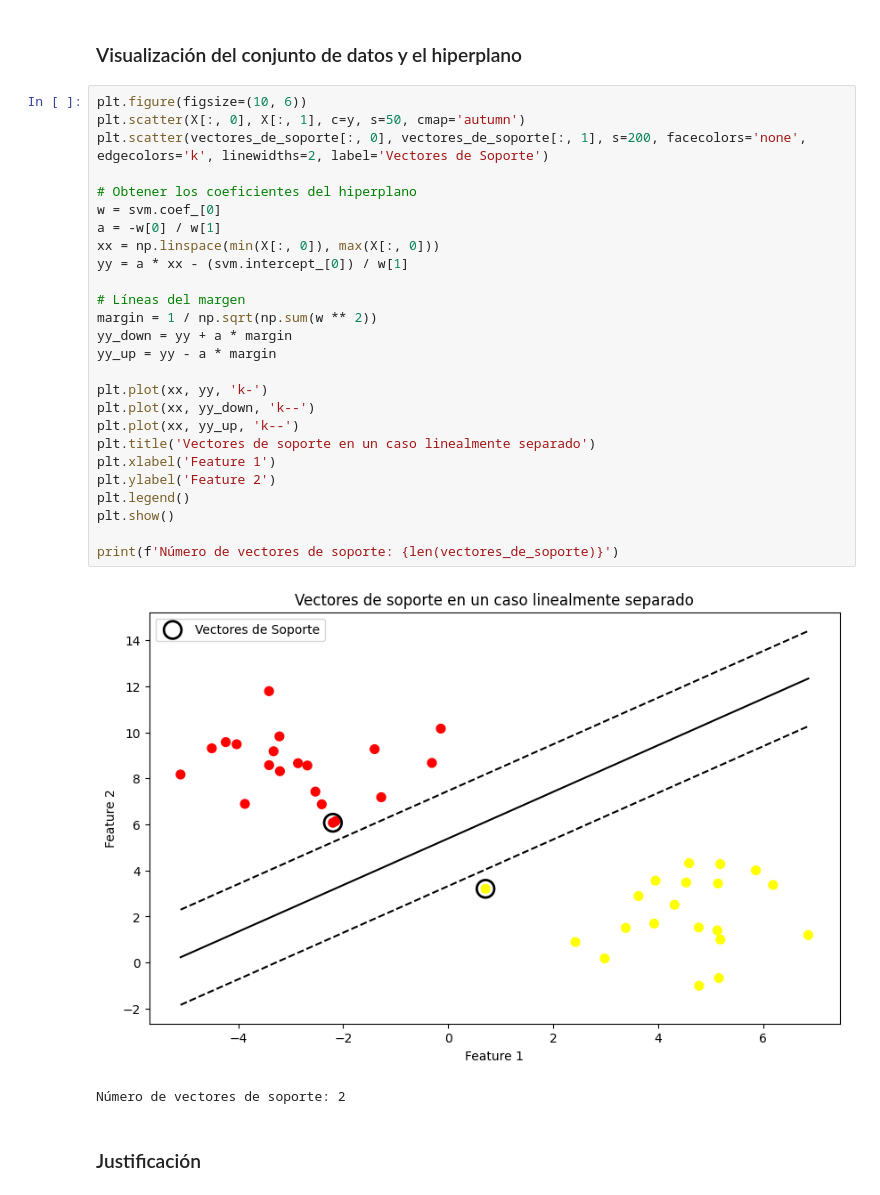
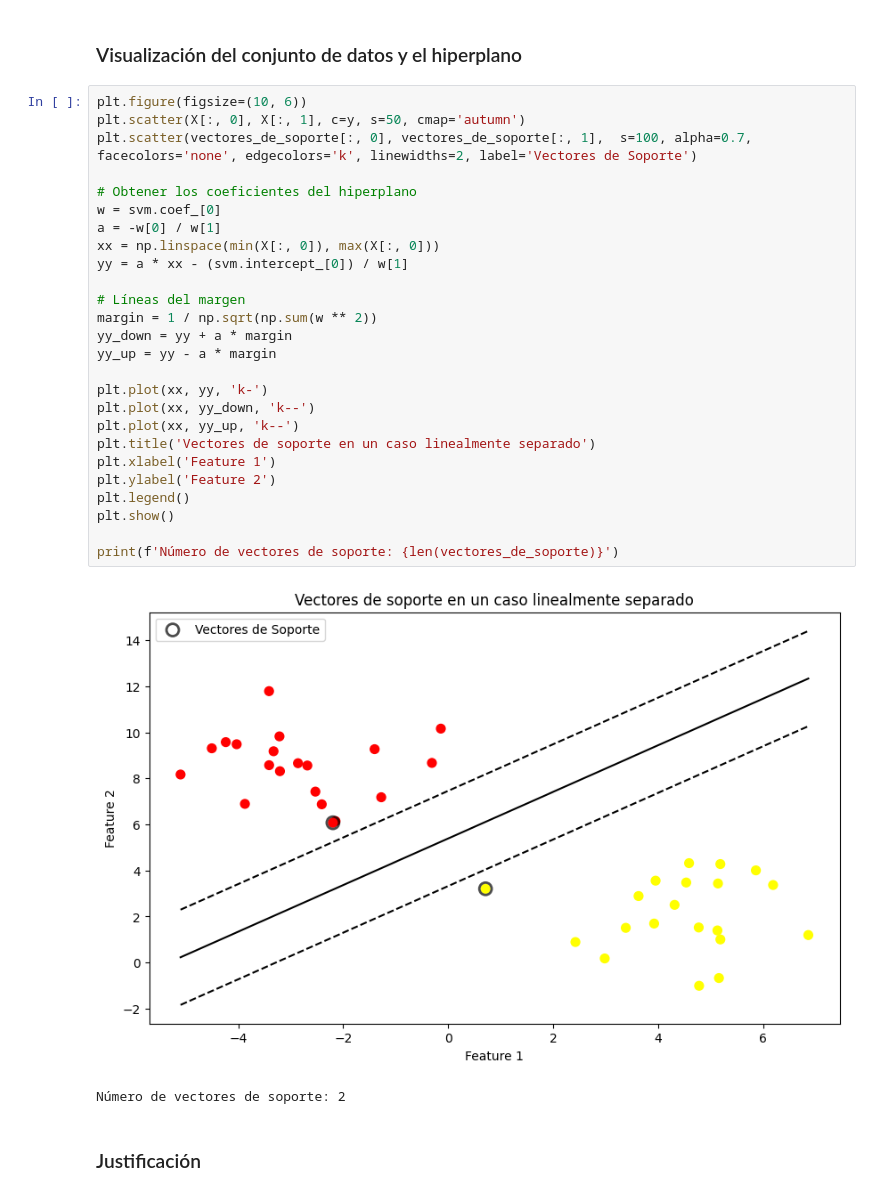
Before and after one commit to joselrodrigues/stacking-classifier, a Jupyter notebook: stacking-classifier.ipynb, the cells around one changed output. Drawn from its saved outputs; the diff is of its cells as text.

```diff
--- a/stacking-classifier.ipynb
+++ b/stacking-classifier.ipynb
@@ -501,31 +501,31 @@ vectores_de_soporte = svm.support_vectors_
 # %%
 plt.figure(figsize=(10, 6))
 plt.scatter(X[:, 0], X[:, 1], c=y, s=50, cmap='autumn')
-plt.scatter(vectores_de_soporte[:, 0], vectores_de_soporte[:, 1], s=200, facecolors='none', edgecolors='k', linewidths=2, label='Vectores de Soporte')
+plt.scatter(vectores_de_soporte[:, 0], vectores_de_soporte[:, 1],  s=100, alpha=0.7, facecolors='none', edgecolors='k', linewidths=2, label='Vectores de Soporte')
 
 # Obtener los coeficientes del hiperplano
 w = svm.coef_[0]
 a = -w[0] / w[1]
 xx = np.linspace(min(X[:, 0]), max(X[:, 0]))
 yy = a * xx - (svm.intercept_[0]) / w[1]
 
 # Líneas del margen
 margin = 1 / np.sqrt(np.sum(w ** 2))
 yy_down = yy + a * margin
 yy_up = yy - a * margin
 
 plt.plot(xx, yy, 'k-')
 plt.plot(xx, yy_down, 'k--')
 plt.plot(xx, yy_up, 'k--')
 plt.title('Vectores de soporte en un caso linealmente separado')
 plt.xlabel('Feature 1')
 plt.ylabel('Feature 2')
 plt.legend()
 plt.show()
 
 print(f'Número de vectores de soporte: {len(vectores_de_soporte)}')
 # %% [output]
-[figure, old version]
+[figure, new version]
 Número de vectores de soporte: 2
 # %% [markdown]
 ### Justificación
```
Also changed, not shown: parts of 11 cells of this notebook, 1 other file.
